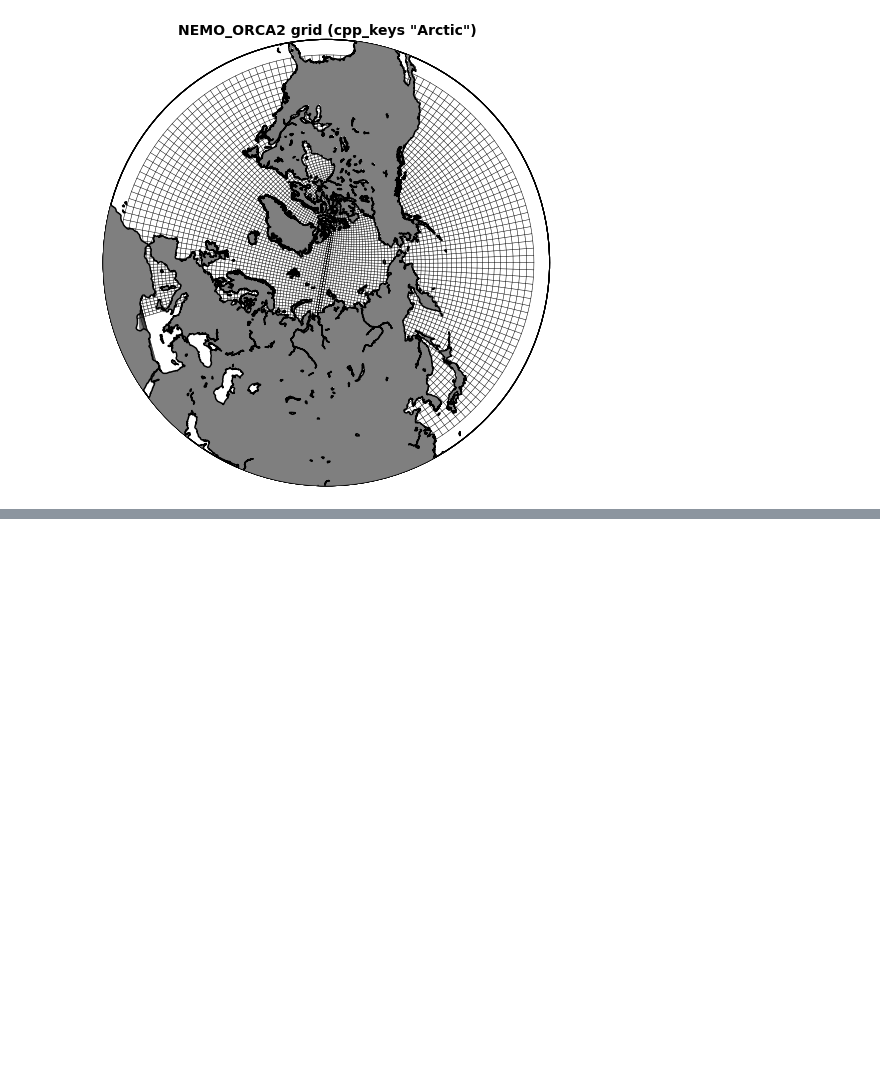
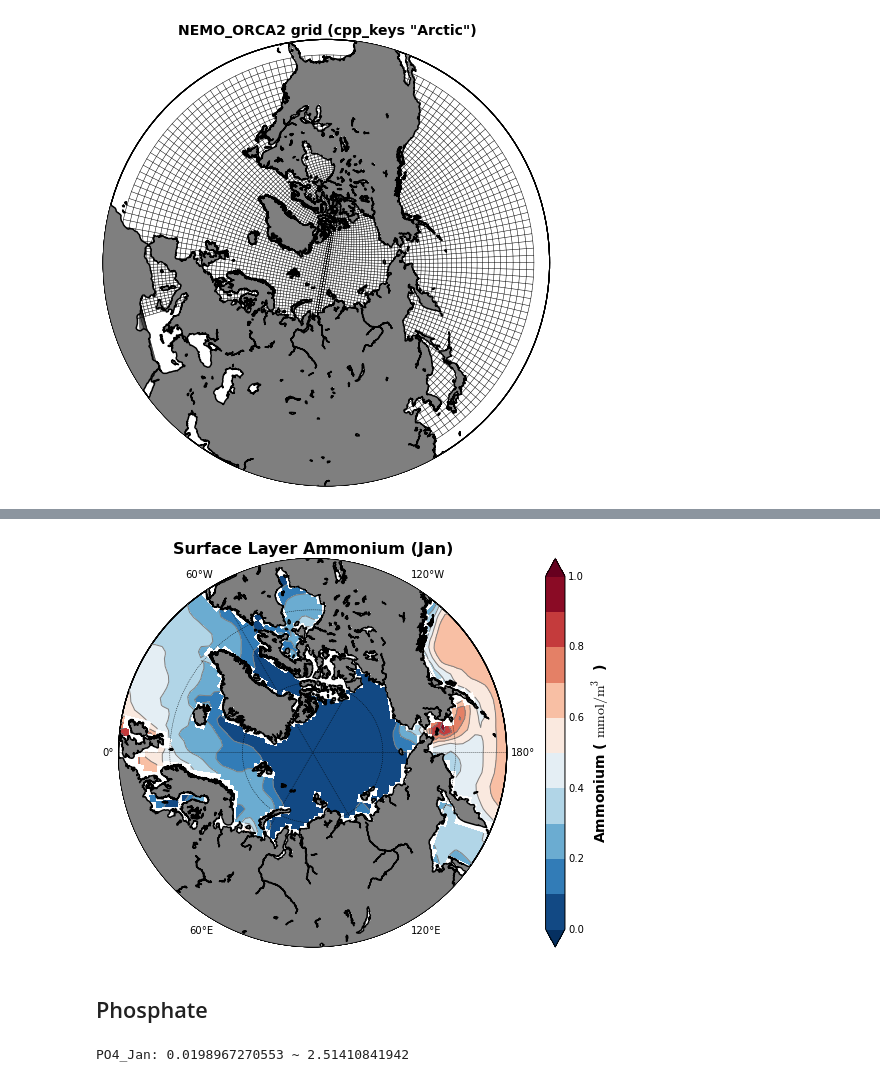
Before and after one commit to UBC-MOAD/analysis-kyle, a Jupyter notebook: notebooks/[NEMO] PISCES Output.ipynb, the cells around one changed output, grey strips where cells are left out. Saved outputs shown, nothing was run; the diff lists cells and outputs as text; code cells hidden in the pictures; blank space fills up the shorter version.

```diff
--- a/notebooks/[NEMO] PISCES Output.ipynb
+++ b/notebooks/[NEMO] PISCES Output.ipynb
@@ -238,0 +151,22 @@ plt.show()
+# %%
+clevs=[0, 0.1, 0.2, 0.3, 0.4, 0.5, 0.6, 0.7, 0.8, 0.9, 1]
+var_name='Ammonium ( $\mathrm{mmol/m^3}$ )'
+CMap=plt.cm.RdBu_r
+#
+fig, ax, proj = Nts.contourf_Arctic(nav_lon, nav_lat, 50, NH4_Jan_ma, clevs, CMap, var_name, hit=1)
+#
+title='Surface Layer Ammonium (Jan)'
+ax.set_title(title, fontsize=16, fontweight='bold')
+fig.set_size_inches(8, 8)
+fig.canvas.draw()
+# %% [output]
+[figure, added]
+# %% [markdown]
+## Phosphate
+# %%
+PO4=PTRC.variables['PO4'][:][0, :, :, :]
+PO4_Jan=PO4[0, :, :]
+PO4_Jan_ma=np.ma.masked_where(ORCA2_mask==1, PO4_Jan)
+print('PO4_Jan: {} ~ {}'.format(np.nanmin(PO4_Jan_ma), np.nanmax(PO4_Jan_ma)))
+# %% [output]
+PO4_Jan: 0.0198967270553 ~ 2.51410841942
```
Also changed, not shown: parts of 33 cells of this notebook, 2 other files.
